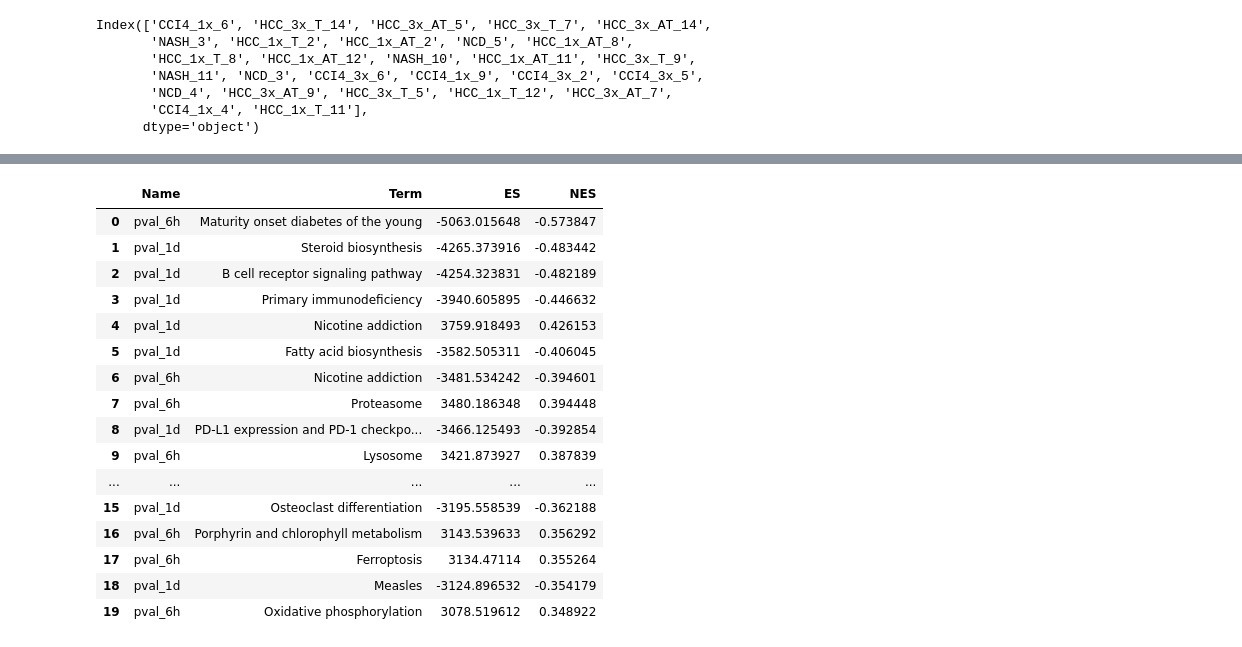
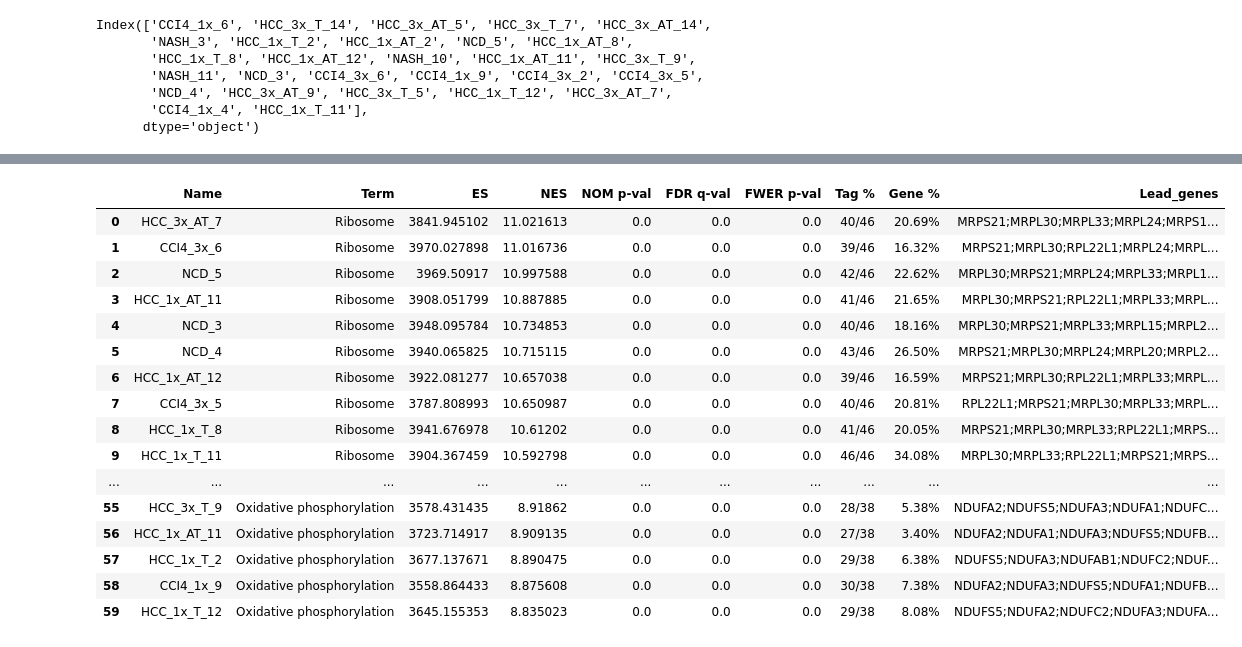
Before and after one commit to jigsaw-snu/NASH_HCC_liver-KRIBB_2022, a Jupyter notebook: srcs/rsem_star_deseq/sample_qc.ipynb, the cells around one changed output, grey strips where cells are left out. Saved outputs shown, nothing was run; the diff lists cells and outputs as text; code cells hidden in the pictures.

Commit message:
saving intermediate files && ssgsea still going on

```diff
--- a/srcs/rsem_star_deseq/sample_qc.ipynb
+++ b/srcs/rsem_star_deseq/sample_qc.ipynb
@@ -833,0 +850,33 @@ cleaned_TPM.head()
+# %%
+def Ens2Sym(data: pd.DataFrame, batch_size=300) -> tuple:
+    nr_batches = (data.shape[0] // batch_size) + (data.shape[0] % batch_size > 0)  # since biomart allows only small amount of genes (up to 300 genes), we need batch work
+
+    bm = gp.Biomart()
+    converted_res = pd.DataFrame(columns=['ensembl_gene_id', 'external_gene_name', 'entrezgene_id'])  # empty dataframe (mold)
+
+    for i in range(nr_batches):
+        queries = {'ensembl_gene_id':data.index.tolist()[batch_size * i : batch_size * (i+1)]}  # queries must be a dictionary
+        converted = bm.query(dataset="mmusculus_gene_ensembl",
+                            attributes=['ensembl_gene_id', 'external_gene_name', 'entrezgene_id'],  # attributes : output columns
+                            filters=queries)  # filters : input columns
+
+        converted_res = pd.concat([converted_res, converted])
+
+    converted_res = converted_res.dropna(axis=0)  # remove rows with unmapped IDs
+
+    new_data = data.reset_index(inplace=False)  # make index (gene id) as new column
+    new_data = new_data.rename(columns={'gene_id':'ensembl_gene_id'})  # rename (target) column as same name in converted result (remember original index name was 'gene_id')
+    new_data = pd.merge(new_data, converted_res, how='inner', on='ensembl_gene_id')  # merge converting result and given dataset
+    new_data['external_gene_name'] = pd.Series(list(map(lambda x: x.upper(), new_data['external_gene_name'])))  # make gene symbol uppercase for downstream api
+    new_data = new_data.drop(columns=['ensembl_gene_id', 'entrezgene_id'])  # new data needs neither ensembl_id or entrez_id
+    new_data = new_data.set_index('external_gene_name')  # make gene_symbol as new index of data
+
+    return (converted_res, new_data)
+# %%
+id_map_cnt, cleaned_cnt_with_sym = Ens2Sym(cleaned_cnt)
+id_map_TPM, cleaned_TPM_with_sym = Ens2Sym(cleaned_TPM)
+
+id_map_cnt.to_parquet("../../data/QC/id_map_cleaned_cnt.parquet")
+id_map_TPM.to_parquet("../../data/QC/id_map_cleaned_tpm.parquet")
+cleaned_cnt_with_sym.to_parquet("../../data/QC/sym_indexed_cleaned_cnt.parquet")
+cleaned_TPM_with_sym.to_parquet("../../data/QC/sym_indexed_cleaned_tpm.parquet")
@@ -844,4 +917,7 @@ Index(['CCI4_1x_6', 'HCC_3x_T_14', 'HCC_3x_AT_5', 'HCC_3x_T_7', 'HCC_3x_AT_14',
 # %%
-test = gp.ssgsea(data=cleaned_TPM[['NCD_3', 'NCD_4', 'NCD_5']],
-                 gene_sets="KEGG_2019_Mouse")
+test = gp.ssgsea(data=cleaned_TPM_with_sym,
+                 gene_sets="KEGG_2019_Mouse",
+                 sample_norm_method="log_rank",
+                 permutation_num=1000,
+                 threads=4)
 # %% [output]
@@ -915,2 +925,0 @@ test_df[['pval_6h', 'pval_1d']].head()
-# %%
-test = test_df[['pval_6h', 'pval_1d']]
@@ -921,20 +926,20 @@ test_gsea2 = gp.ssgsea(data=test, gene_sets='KEGG_2021_Human')
 # %%
-test_gsea2.res2d.head(20)
+test.res2d.head(60)
 # %% [output]
-|  | Name | Term | ES | NES |
-| 0 | pval_6h | Maturity onset diabetes of the young | -5063.015648 | -0.573847 |
-| 1 | pval_1d | Steroid biosynthesis | -4265.373916 | -0.483442 |
-| 2 | pval_1d | B cell receptor signaling pathway | -4254.323831 | -0.482189 |
-| 3 | pval_1d | Primary immunodeficiency | -3940.605895 | -0.446632 |
-| 4 | pval_1d | Nicotine addiction | 3759.918493 | 0.426153 |
-| 5 | pval_1d | Fatty acid biosynthesis | -3582.505311 | -0.406045 |
-| 6 | pval_6h | Nicotine addiction | -3481.534242 | -0.394601 |
-| 7 | pval_6h | Proteasome | 3480.186348 | 0.394448 |
-| 8 | pval_1d | PD-L1 expression and PD-1 checkpo... | -3466.125493 | -0.392854 |
-| 9 | pval_6h | Lysosome | 3421.873927 | 0.387839 |
-| ... | ... | ... | ... | ... |
-| 15 | pval_1d | Osteoclast differentiation | -3195.558539 | -0.362188 |
-| 16 | pval_6h | Porphyrin and chlorophyll metabolism | 3143.539633 | 0.356292 |
-| 17 | pval_6h | Ferroptosis | 3134.47114 | 0.355264 |
-| 18 | pval_1d | Measles | -3124.896532 | -0.354179 |
-| 19 | pval_6h | Oxidative phosphorylation | 3078.519612 | 0.348922 |
+|  | Name | Term | ES | NES | NOM p-val | FDR q-val | FWER p-val | Tag % | Gene % | Lead_genes |
+| 0 | HCC_3x_AT_7 | Ribosome | 3841.945102 | 11.021613 | 0.0 | 0.0 | 0.0 | 40/46 | 20.69% | MRPS21;MRPL30;MRPL33;MRPL24;MRPS1... |
+| 1 | CCI4_3x_6 | Ribosome | 3970.027898 | 11.016736 | 0.0 | 0.0 | 0.0 | 39/46 | 16.32% | MRPS21;MRPL30;RPL22L1;MRPL24;MRPL... |
+| 2 | NCD_5 | Ribosome | 3969.50917 | 10.997588 | 0.0 | 0.0 | 0.0 | 42/46 | 22.62% | MRPL30;MRPS21;MRPL24;MRPL33;MRPL1... |
+| 3 | HCC_1x_AT_11 | Ribosome | 3908.051799 | 10.887885 | 0.0 | 0.0 | 0.0 | 41/46 | 21.65% | MRPL30;MRPS21;RPL22L1;MRPL33;MRPL... |
+| 4 | NCD_3 | Ribosome | 3948.095784 | 10.734853 | 0.0 | 0.0 | 0.0 | 40/46 | 18.16% | MRPL30;MRPS21;MRPL33;MRPL15;MRPL2... |
+| 5 | NCD_4 | Ribosome | 3940.065825 | 10.715115 | 0.0 | 0.0 | 0.0 | 43/46 | 26.50% | MRPS21;MRPL30;MRPL24;MRPL20;MRPL2... |
+| 6 | HCC_1x_AT_12 | Ribosome | 3922.081277 | 10.657038 | 0.0 | 0.0 | 0.0 | 39/46 | 16.59% | MRPS21;MRPL30;RPL22L1;MRPL33;MRPL... |
+| 7 | CCI4_3x_5 | Ribosome | 3787.808993 | 10.650987 | 0.0 | 0.0 | 0.0 | 40/46 | 20.81% | RPL22L1;MRPS21;MRPL30;MRPL33;MRPL... |
+| 8 | HCC_1x_T_8 | Ribosome | 3941.676978 | 10.61202 | 0.0 | 0.0 | 0.0 | 41/46 | 20.05% | MRPS21;MRPL30;MRPL33;RPL22L1;MRPS... |
+| 9 | HCC_1x_T_11 | Ribosome | 3904.367459 | 10.592798 | 0.0 | 0.0 | 0.0 | 46/46 | 34.08% | MRPL30;MRPL33;RPL22L1;MRPS21;MRPS... |
+| ... | ... | ... | ... | ... | ... | ... | ... | ... | ... | ... |
+| 55 | HCC_3x_T_9 | Oxidative phosphorylation | 3578.431435 | 8.91862 | 0.0 | 0.0 | 0.0 | 28/38 | 5.38% | NDUFA2;NDUFS5;NDUFA3;NDUFA1;NDUFC... |
+| 56 | HCC_1x_AT_11 | Oxidative phosphorylation | 3723.714917 | 8.909135 | 0.0 | 0.0 | 0.0 | 27/38 | 3.40% | NDUFA2;NDUFA1;NDUFA3;NDUFS5;NDUFB... |
+| 57 | HCC_1x_T_2 | Oxidative phosphorylation | 3677.137671 | 8.890475 | 0.0 | 0.0 | 0.0 | 29/38 | 6.38% | NDUFS5;NDUFA3;NDUFAB1;NDUFC2;NDUF... |
+| 58 | CCI4_1x_9 | Oxidative phosphorylation | 3558.864433 | 8.875608 | 0.0 | 0.0 | 0.0 | 30/38 | 7.38% | NDUFA2;NDUFA3;NDUFS5;NDUFA1;NDUFB... |
+| 59 | HCC_1x_T_12 | Oxidative phosphorylation | 3645.155353 | 8.835023 | 0.0 | 0.0 | 0.0 | 29/38 | 8.08% | NDUFS5;NDUFA2;NDUFC2;NDUFA3;NDUFA... |
```
Also changed, not shown: parts of 26 cells of this notebook, 11 other files.
